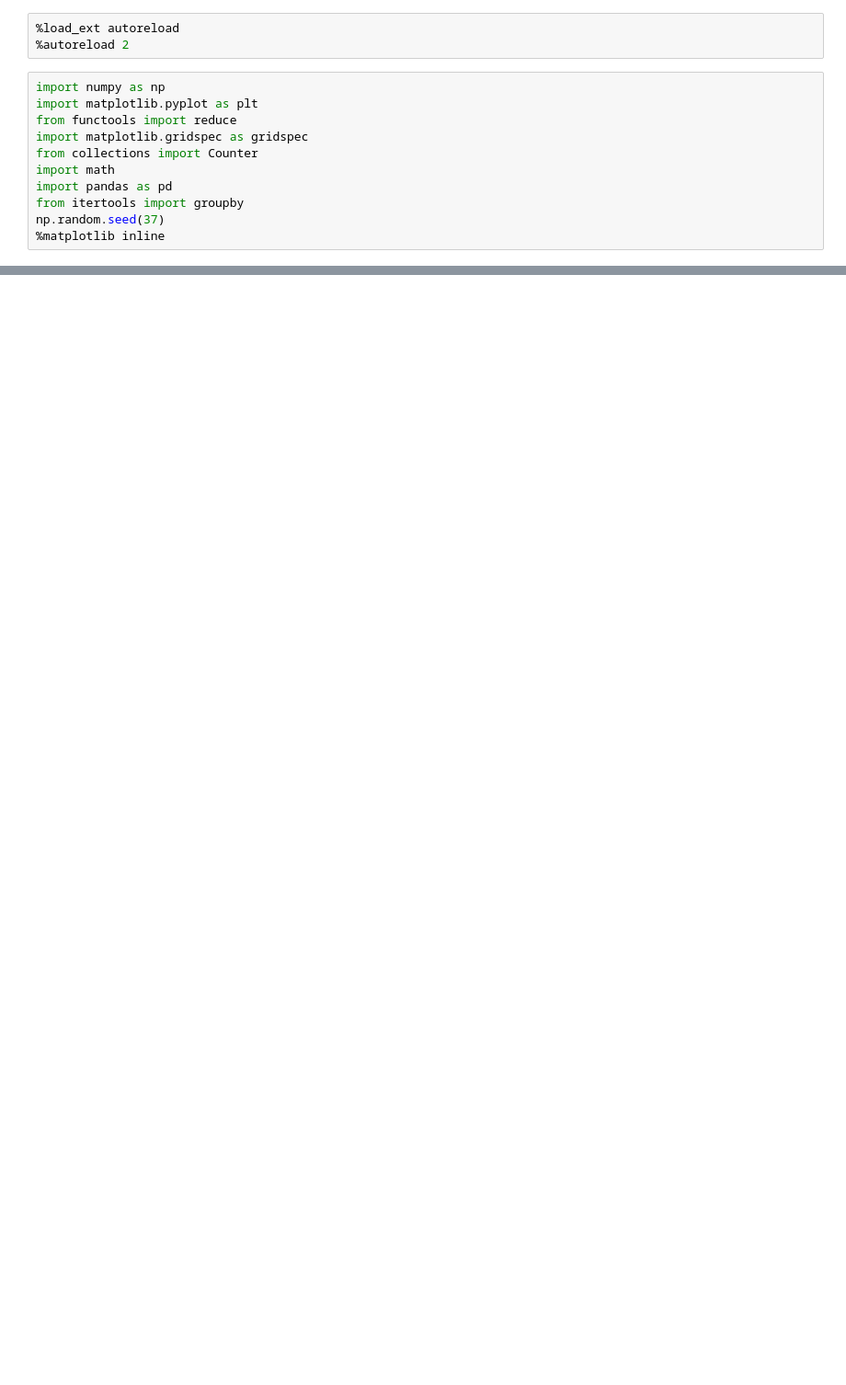
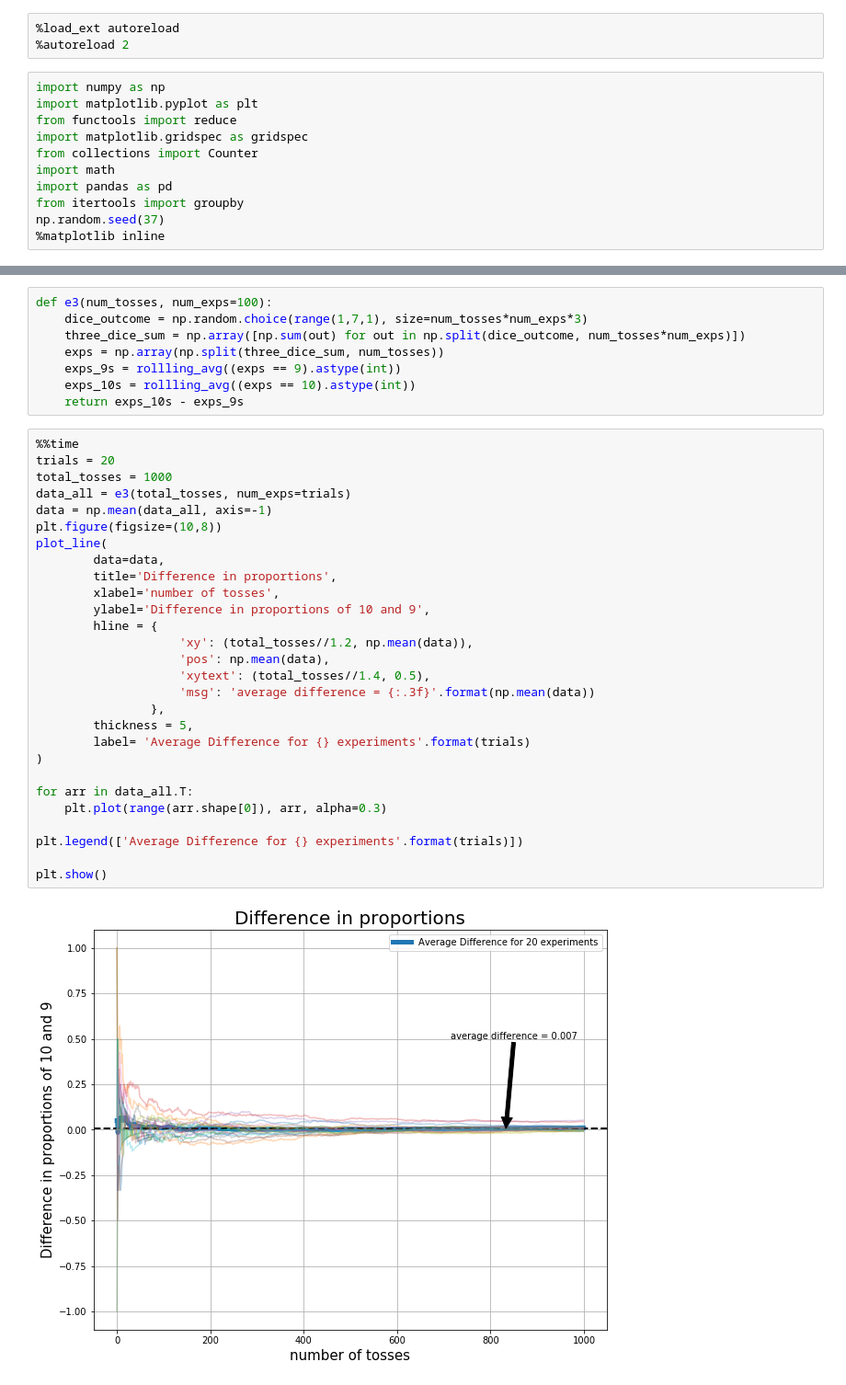
Before and after one commit to kolikaran1992/Introduction-To-Probability-Dartmouth, a Jupyter notebook: Chapter 1 Solutions.ipynb, the cells around one changed output, grey strips where cells are left out. Shown at 92% size. Cells and saved outputs as stored; diff of their text form; blank space fills up the shorter version.

```diff
--- a/Chapter 1 Solutions.ipynb
+++ b/Chapter 1 Solutions.ipynb
@@ -60,0 +130,38 @@ plt.show()
+# %%
+def e3(num_tosses, num_exps=100):
+    dice_outcome = np.random.choice(range(1,7,1), size=num_tosses*num_exps*3)
+    three_dice_sum = np.array([np.sum(out) for out in np.split(dice_outcome, num_tosses*num_exps)])
+    exps = np.array(np.split(three_dice_sum, num_tosses))
+    exps_9s = rollling_avg((exps == 9).astype(int))
+    exps_10s = rollling_avg((exps == 10).astype(int))
+    return exps_10s - exps_9s
+# %%
+%%time
+trials = 20
+total_tosses = 1000
+data_all = e3(total_tosses, num_exps=trials)
+data = np.mean(data_all, axis=-1)
+plt.figure(figsize=(10,8))
+plot_line(
+        data=data,
+        title='Difference in proportions',
+        xlabel='number of tosses',
+        ylabel='Difference in proportions of 10 and 9',
+        hline = {
+                    'xy': (total_tosses//1.2, np.mean(data)),
+                    'pos': np.mean(data),
+                    'xytext': (total_tosses//1.4, 0.5),
+                    'msg': 'average difference = {:.3f}'.format(np.mean(data))
+                },
+        thickness = 5,
+        label= 'Average Difference for {} experiments'.format(trials)
+)
+
+for arr in data_all.T:
+    plt.plot(range(arr.shape[0]), arr, alpha=0.3)
+
+plt.legend(['Average Difference for {} experiments'.format(trials)])
+
+plt.show()
+# %% [output]
+[figure, added]
```
Also changed, not shown: parts of 55 cells of this notebook, 1 other file.
